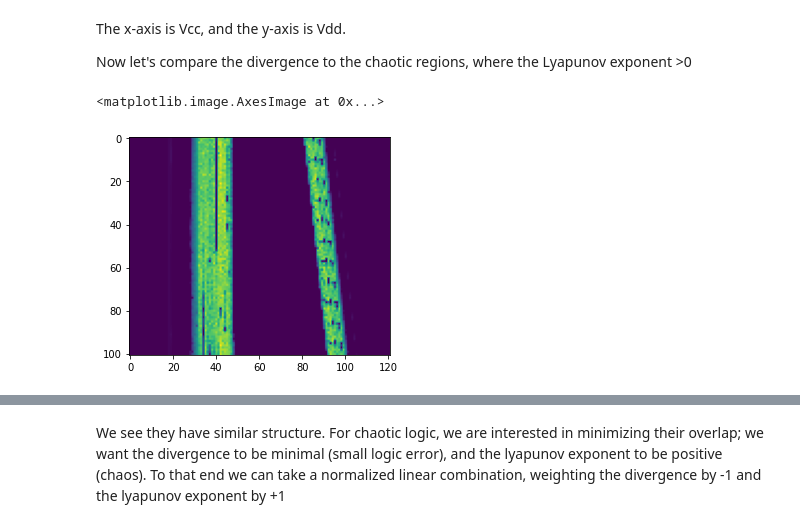
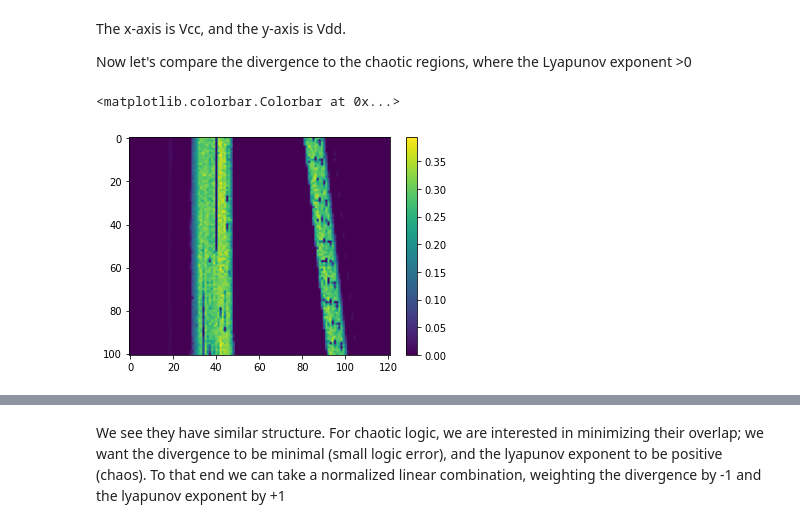
Before and after one commit to Noeloikeau/chaogate, a Jupyter notebook: 00_core.ipynb, the cells around one changed output, grey strips where cells are left out. Cells and saved outputs as stored; diff of their text form; code cells hidden in the pictures.

```diff
--- a/00_core.ipynb
+++ b/00_core.ipynb
@@ -863,7 +865,7 @@ The x-axis is Vcc, and the y-axis is Vdd.
 Now let's compare the divergence to the chaotic regions, where the Lyapunov exponent >0
 # %%
 plt.imshow((ds.lyapunov.data>0)*ds.lyapunov.data)
-#plt.colorbar()
+plt.colorbar()
 # %% [output]
-<matplotlib.image.AxesImage at 0x...>
+<matplotlib.colorbar.Colorbar at 0x...>
-[figure, old version]
+[figure, new version]
```
Also changed, not shown: parts of 12 cells of this notebook, 6 other files.
